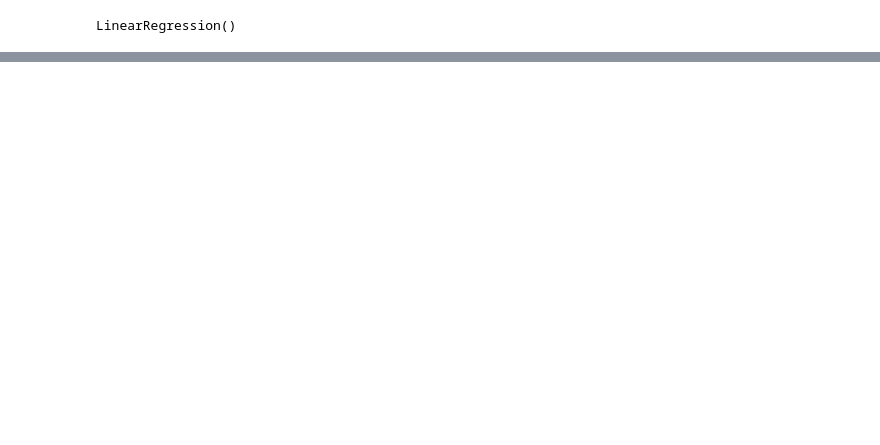
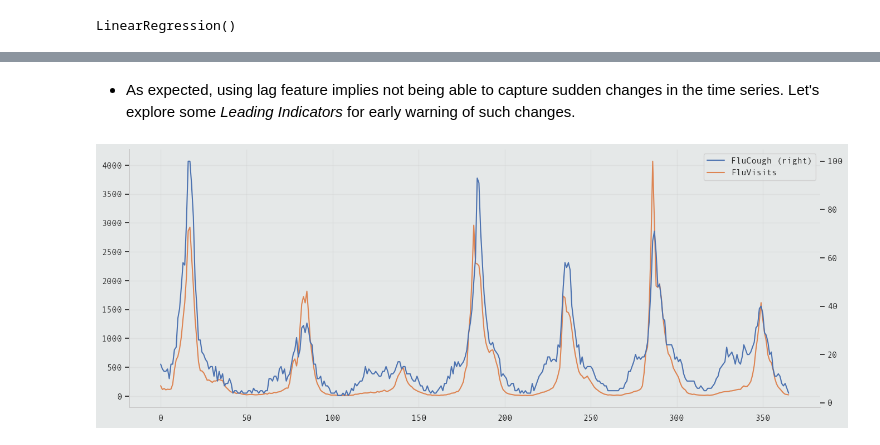
Before and after one commit to Volscente/TimeWarpForecast, a Jupyter notebook: notebooks/flu_trends/exploratory_data_analysis.ipynb, the cells around one changed output, grey strips where cells are left out. Drawn from its saved outputs; the diff is of its cells as text; code cells hidden in the pictures; blank space fills up the shorter version.

```diff
--- a/notebooks/flu_trends/exploratory_data_analysis.ipynb
+++ b/notebooks/flu_trends/exploratory_data_analysis.ipynb
@@ -290,0 +299,9 @@ _ = y_fore.plot(ax=ax, color='C3')
+# %% [markdown]
+- As expected, using lag feature implies not being able to capture sudden changes in the time series. Let's explore some *Leading Indicators* for early warning of such changes.
+# %%
+ax = dataset_origin.plot(
+    y=["FluCough", "FluVisits"],
+    secondary_y="FluCough",
+)
+# %% [output]
+[figure, added]
```
Also changed, not shown: parts of 13 cells of this notebook, 1 other file.
